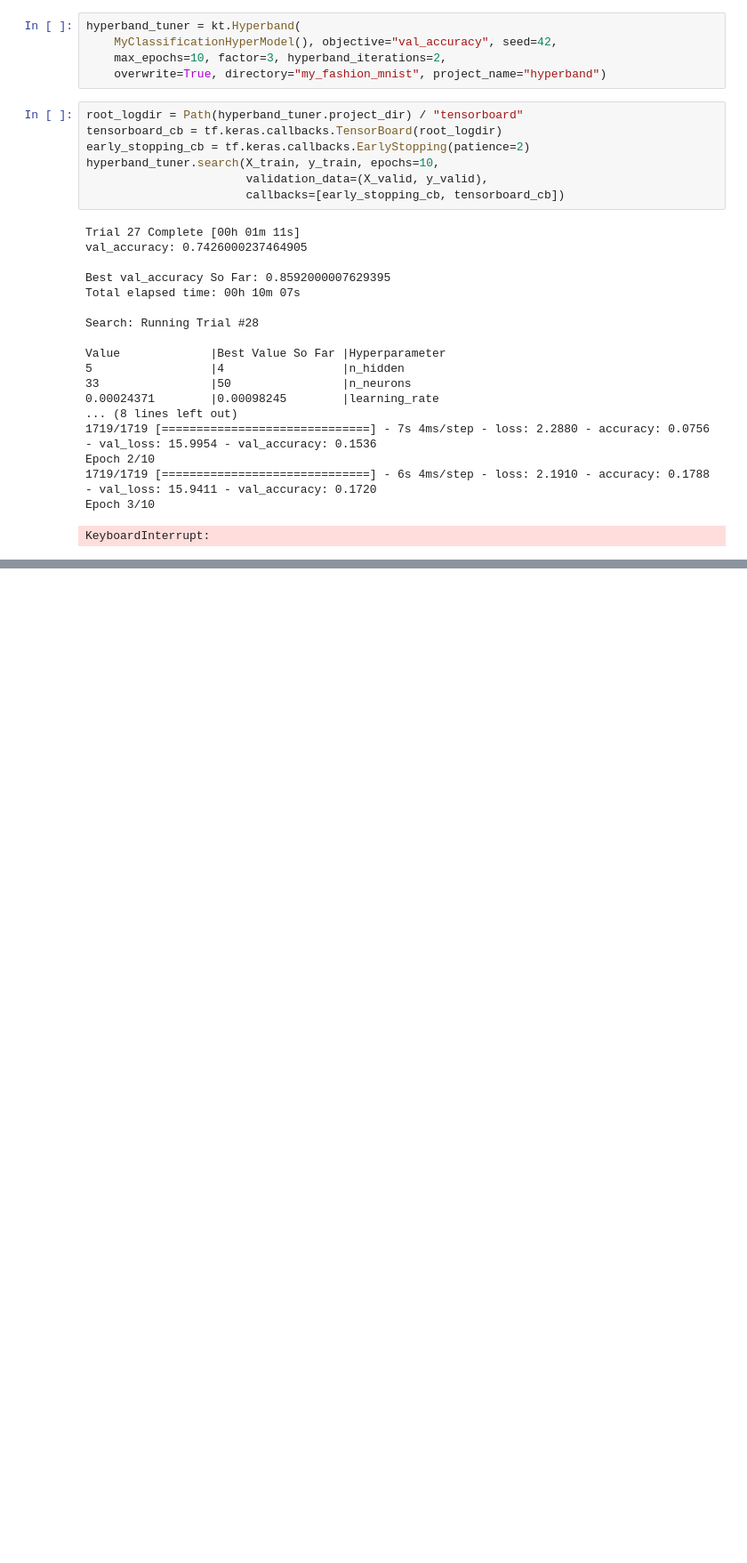
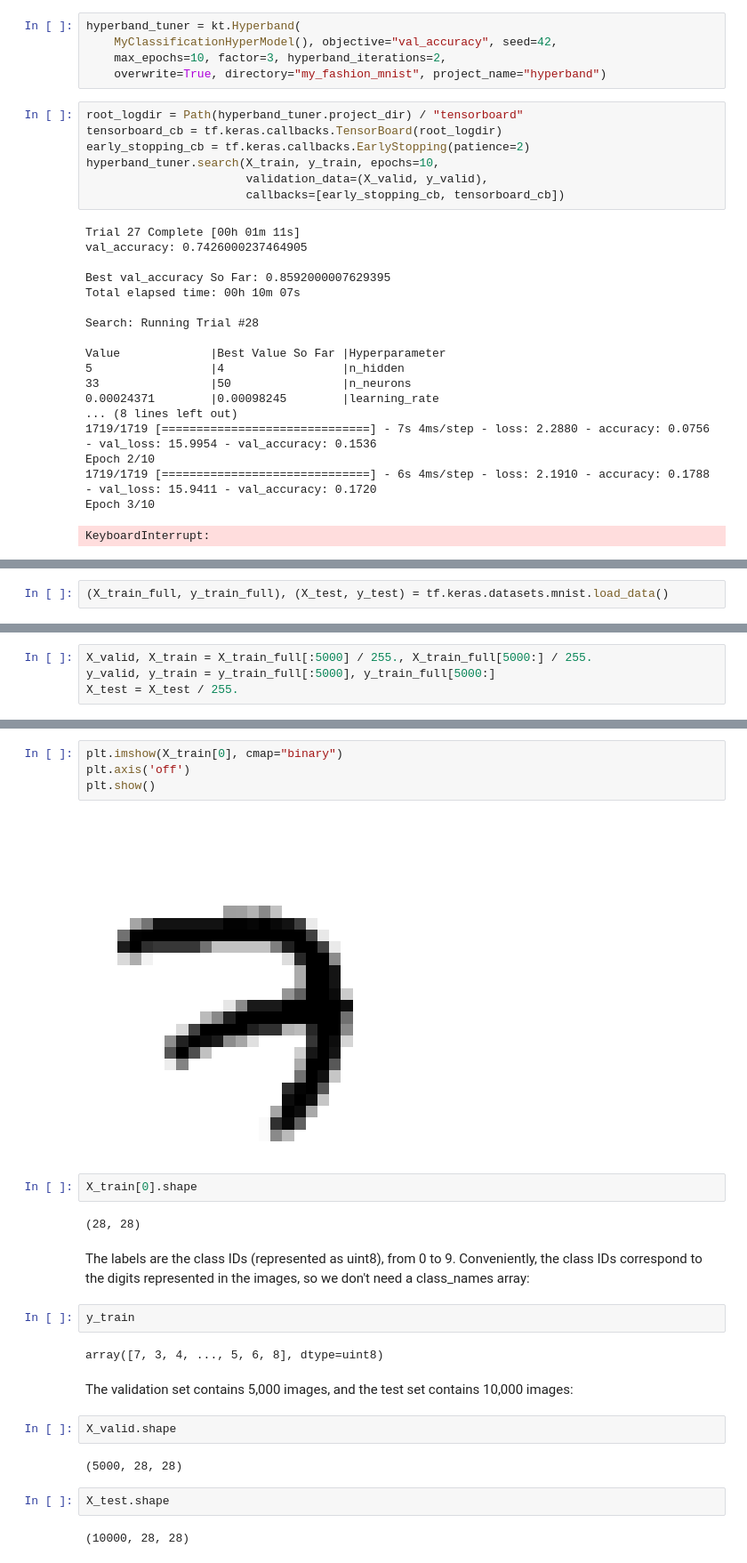
Before and after one commit to Pavan-jangid-here/Learning, a Jupyter notebook: Machine Learning (ML)/9. Neural Nets with Keras.ipynb, the cells around one changed output, grey strips where cells are left out. Shown at 89% size. Drawn from its saved outputs; the diff is of its cells as text; blank space fills up the shorter version.

Commit message:
neural network in mnist dataset

```diff
--- a/Machine Learning (ML)/9. Neural Nets with Keras.ipynb
+++ b/Machine Learning (ML)/9. Neural Nets with Keras.ipynb
@@ -1329,0 +1327,2 @@ Epoch 1/10
+# %%
+(X_train_full, y_train_full), (X_test, y_test) = tf.keras.datasets.mnist.load_data()
@@ -1329,0 +1341,4 @@ Epoch 1/10
+# %%
+X_valid, X_train = X_train_full[:5000] / 255., X_train_full[5000:] / 255.
+y_valid, y_train = y_train_full[:5000], y_train_full[5000:]
+X_test = X_test / 255.
@@ -1329,0 +1363,26 @@ Epoch 1/10
+# %%
+plt.imshow(X_train[0], cmap="binary")
+plt.axis('off')
+plt.show()
+# %% [output]
+[figure, added]
+# %%
+X_train[0].shape
+# %% [output]
+(28, 28)
+# %% [markdown]
+The labels are the class IDs (represented as uint8), from 0 to 9. Conveniently, the class IDs correspond to the digits represented in the images, so we don't need a class_names array:
+# %%
+y_train
+# %% [output]
+array([7, 3, 4, ..., 5, 6, 8], dtype=uint8)
+# %% [markdown]
+The validation set contains 5,000 images, and the test set contains 10,000 images:
+# %%
+X_valid.shape
+# %% [output]
+(5000, 28, 28)
+# %%
+X_test.shape
+# %% [output]
+(10000, 28, 28)
```
Also changed, not shown: parts of 16 cells of this notebook.
